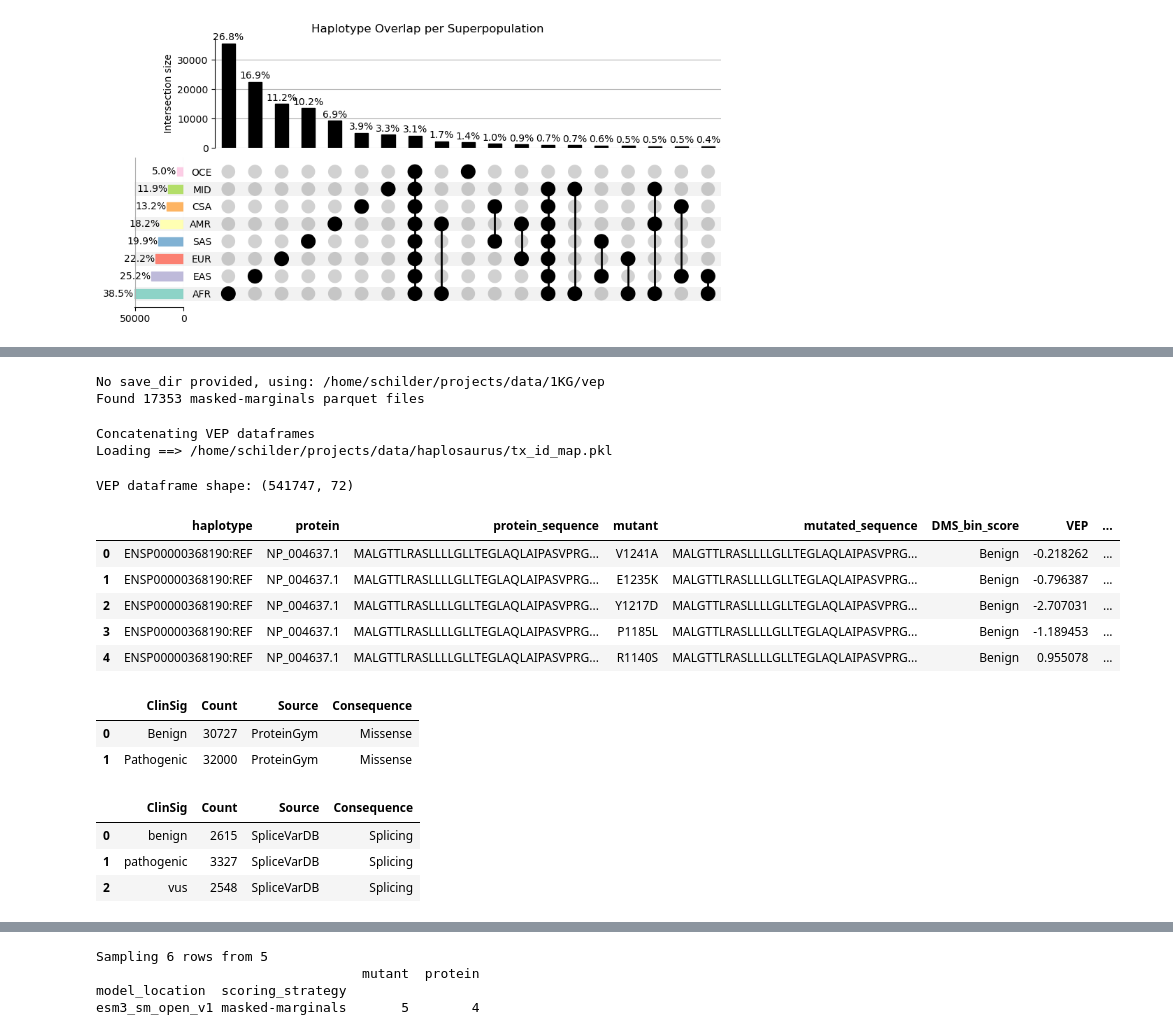
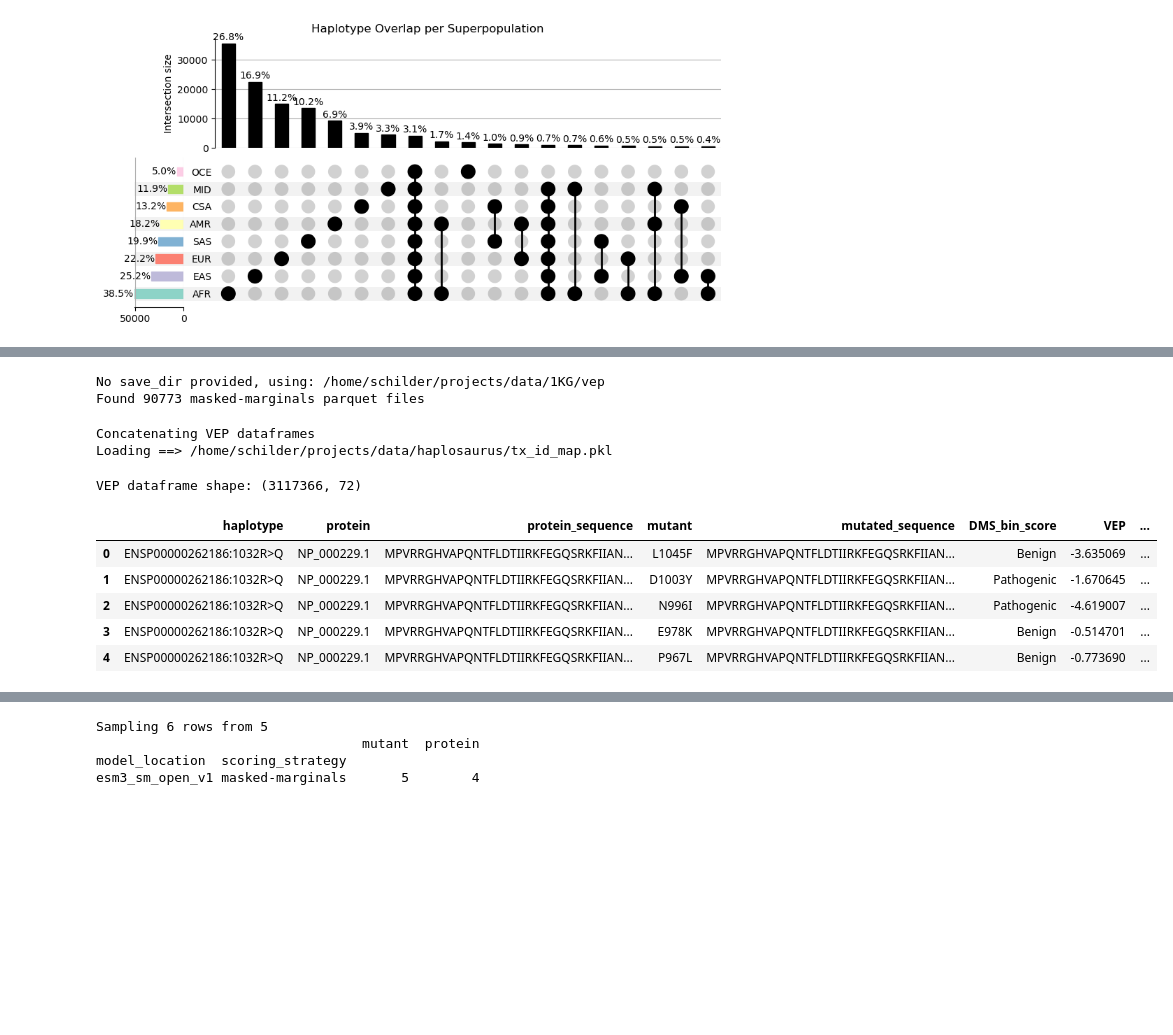
Before and after one commit to bschilder/VEP_protein, a Jupyter notebook: manuscript/figures.ipynb, the cells around one changed output, grey strips where cells are left out. Saved outputs shown, nothing was run; the diff lists cells and outputs as text; code cells hidden in the pictures; blank space fills up the shorter version.

```diff
--- a/manuscript/figures.ipynb
+++ b/manuscript/figures.ipynb
@@ -163,52 +172,22 @@ haplotype: 111422
 protein: 2251
 # %%
 # Focus on one model for the main plots
-model_name = "esm3_sm_open_v1"
+model_name = "esm2_t33_650M_UR50D"
 
 vep_df = va.merge_vep(add_metadata=True,
                       scoring_strategy=["masked-marginals"],
                       vep_files=vep_files.loc[vep_files['model_location']==model_name]
                            )
 vep_df.head()
 # %% [output]
 No save_dir provided, using: /home/schilder/projects/data/1KG/vep
-Found 17353 masked-marginals parquet files
+Found 90773 masked-marginals parquet files
 Concatenating VEP dataframes
 Loading ==> /home/schilder/projects/data/haplosaurus/tx_id_map.pkl
-VEP dataframe shape: (541747, 72)
+VEP dataframe shape: (3117366, 72)
 |  | haplotype | protein | protein_sequence | mutant | mutated_sequence | DMS_bin_score | VEP | ... |
-| 0 | ENSP00000368190:REF | NP_004637.1 | MALGTTLRASLLLLGLLTEGLAQLAIPASVPRG... | V1241A | MALGTTLRASLLLLGLLTEGLAQLAIPASVPRG... | Benign | -0.218262 | ... |
-| 1 | ENSP00000368190:REF | NP_004637.1 | MALGTTLRASLLLLGLLTEGLAQLAIPASVPRG... | E1235K | MALGTTLRASLLLLGLLTEGLAQLAIPASVPRG... | Benign | -0.796387 | ... |
-| 2 | ENSP00000368190:REF | NP_004637.1 | MALGTTLRASLLLLGLLTEGLAQLAIPASVPRG... | Y1217D | MALGTTLRASLLLLGLLTEGLAQLAIPASVPRG... | Benign | -2.707031 | ... |
-| 3 | ENSP00000368190:REF | NP_004637.1 | MALGTTLRASLLLLGLLTEGLAQLAIPASVPRG... | P1185L | MALGTTLRASLLLLGLLTEGLAQLAIPASVPRG... | Benign | -1.189453 | ... |
-| 4 | ENSP00000368190:REF | NP_004637.1 | MALGTTLRASLLLLGLLTEGLAQLAIPASVPRG... | R1140S | MALGTTLRASLLLLGLLTEGLAQLAIPASVPRG... | Benign | 0.955078 | ... |
+| 0 | ENSP00000262186:1032R>Q | NP_000229.1 | MPVRRGHVAPQNTFLDTIIRKFEGQSRKFIIAN... | L1045F | MPVRRGHVAPQNTFLDTIIRKFEGQSRKFIIAN... | Benign | -3.635069 | ... |
+| 1 | ENSP00000262186:1032R>Q | NP_000229.1 | MPVRRGHVAPQNTFLDTIIRKFEGQSRKFIIAN... | D1003Y | MPVRRGHVAPQNTFLDTIIRKFEGQSRKFIIAN... | Pathogenic | -1.670645 | ... |
+| 2 | ENSP00000262186:1032R>Q | NP_000229.1 | MPVRRGHVAPQNTFLDTIIRKFEGQSRKFIIAN... | N996I | MPVRRGHVAPQNTFLDTIIRKFEGQSRKFIIAN... | Pathogenic | -4.619007 | ... |
+| 3 | ENSP00000262186:1032R>Q | NP_000229.1 | MPVRRGHVAPQNTFLDTIIRKFEGQSRKFIIAN... | E978K | MPVRRGHVAPQNTFLDTIIRKFEGQSRKFIIAN... | Benign | -0.514701 | ... |
+| 4 | ENSP00000262186:1032R>Q | NP_000229.1 | MPVRRGHVAPQNTFLDTIIRKFEGQSRKFIIAN... | P967L | MPVRRGHVAPQNTFLDTIIRKFEGQSRKFIIAN... | Benign | -0.773690 | ... |
-# %%
-
-
-pg_subs_paths = pooch.retrieve("https://marks.hms.harvard.edu/proteingym/ProteinGym_v1.1/clinical_ProteinGym_substitutions.zip",
-                known_hash=None,
-                processor=pooch.Unzip(),
-                progressbar=True)
-
-pg_subs = pd.concat([pd.read_csv(path, index_col=0) for path in tqdm(pg_subs_paths)])
-sub_counts = pg_subs.groupby("DMS_bin_score").size().reset_index().rename(columns={"DMS_bin_score":"ClinSig", 0: "Count"})
-sub_counts["Source"] = "ProteinGym"
-sub_counts["Consequence"] = "Missense"
-sub_counts
-# %% [output]
-|  | ClinSig | Count | Source | Consequence |
-| 0 | Benign | 30727 | ProteinGym | Missense |
-| 1 | Pathogenic | 32000 | ProteinGym | Missense |
-# %%
-# SpliceVarDB: splicing
-splice_variants = pd.read_csv("~/projects/VEP_DNA/data/splicing/splicevardb_x_clinvar_snv.csv")
-
-splice_counts = splice_variants.groupby("CLNSIG_simplified").size().reset_index().rename(columns={"CLNSIG_simplified":"ClinSig", 0: "Count"})
-splice_counts["Source"] = "SpliceVarDB"
-splice_counts["Consequence"] = "Splicing"
-splice_counts
-# %% [output]
-|  | ClinSig | Count | Source | Consequence |
-| 0 | benign | 2615 | SpliceVarDB | Splicing |
-| 1 | pathogenic | 3327 | SpliceVarDB | Splicing |
-| 2 | vus | 2548 | SpliceVarDB | Splicing |
```
Also changed, not shown: parts of 54 cells of this notebook, 18 other files.
